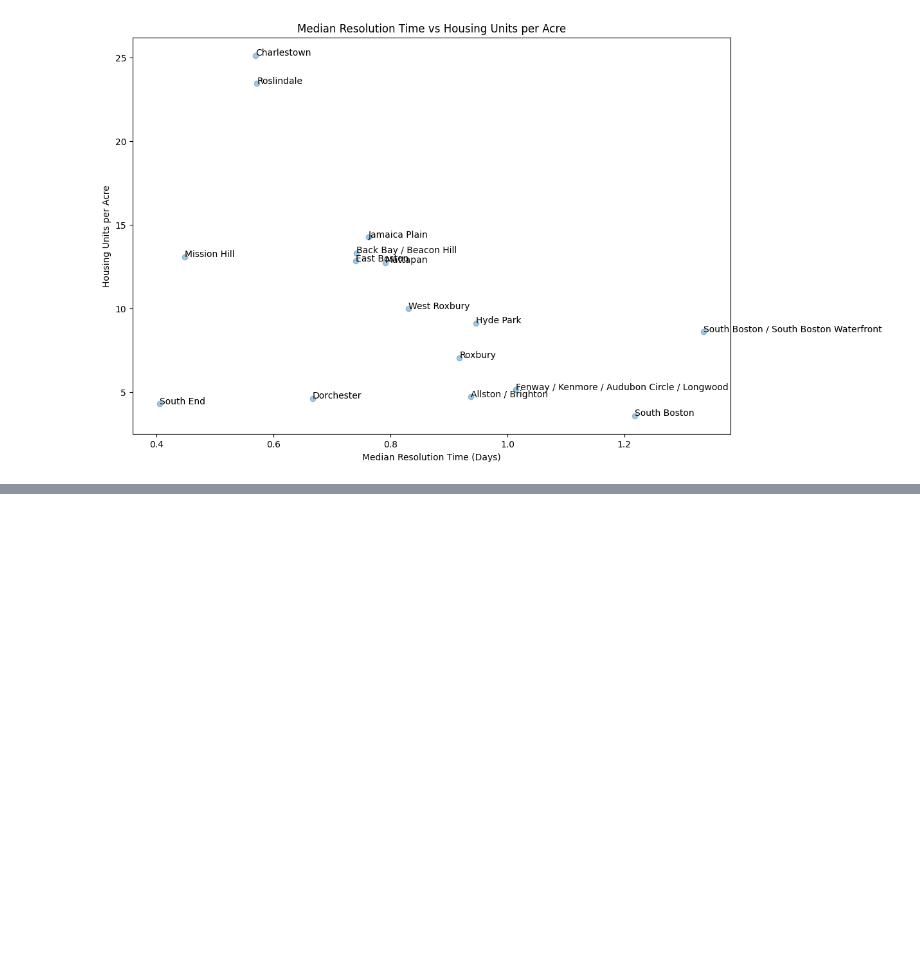
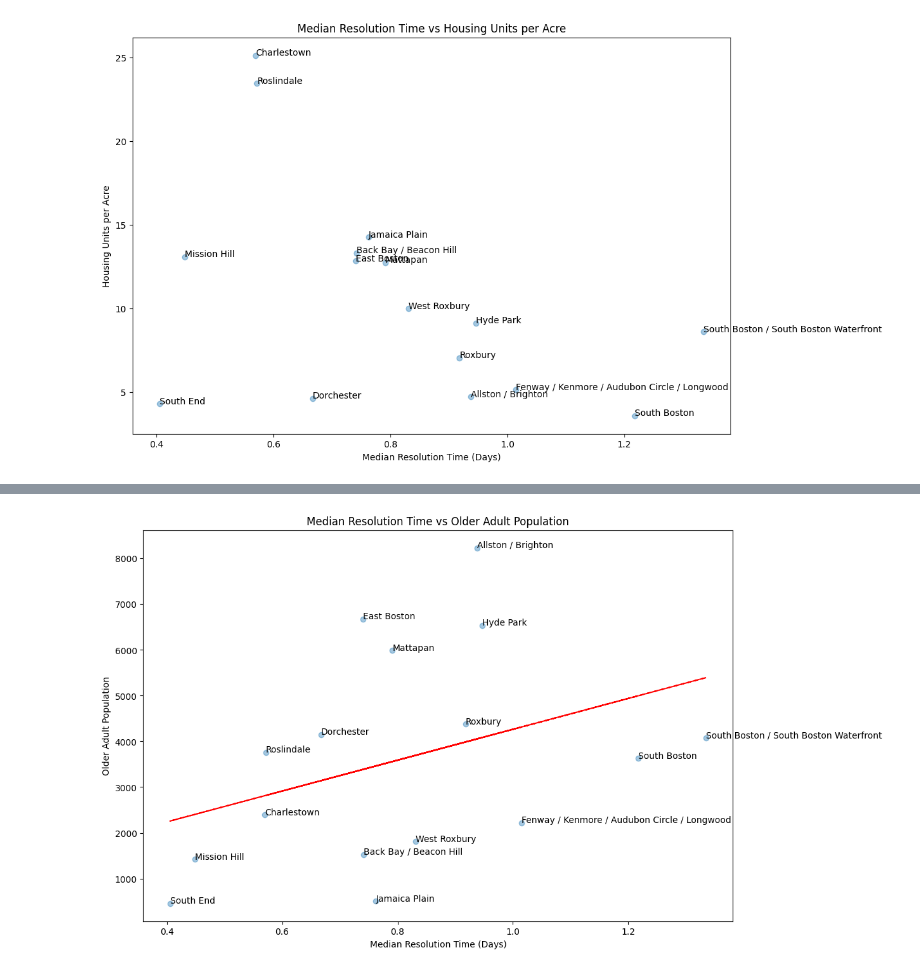
Before and after one commit to Laerk23/CS506-311ServiceTracker, a Jupyter notebook: fa23-team-d/notebooks/final_notebooks/poster_notebook copy.ipynb, the cells around one changed output, grey strips where cells are left out. Drawn from its saved outputs; the diff is of its cells as text; code cells hidden in the pictures; blank space fills up the shorter version.

```diff
--- a/fa23-team-d/notebooks/final_notebooks/poster_notebook copy.ipynb
+++ b/fa23-team-d/notebooks/final_notebooks/poster_notebook copy.ipynb
@@ -532,6 +532,22 @@ def plot(x,y,xlabel,ylabel,title):
         plt.annotate(txt, (x[i], y[i]))
 
     plt.show()
+
+def plot_with_lr(x,y,xlabel,ylabel,title):
+    plt.figure(figsize=(12,8))
+    plt.scatter(x,y, alpha=0.4)
+    plt.title(title)
+    plt.xlabel(xlabel)
+    plt.ylabel(ylabel)
+    # linear regression
+    z = np.polyfit(x, y, 1)
+    p = np.poly1d(z)
+    plt.plot(x,p(x),"r--")
+
+    for i, txt in enumerate(df_copy.neighborhood.unique()):
+        plt.annotate(txt, (x[i], y[i]))
+
+    plt.show()
 # %%
 x = df_copy.groupby('neighborhood')['resolution_time'].median()
 # %%
@@ -547,0 +569,4 @@ plot(x,y,'Median Resolution Time (Days)','Housing Units per Acre','Median Resolu
+# %%
+plot_with_lr(x,y,'Median Resolution Time (Days)','Older Adult Population','Median Resolution Time vs Older Adult Population')
+# %% [output]
+[figure, added]
```
Also changed, not shown: parts of 37 cells of this notebook.
